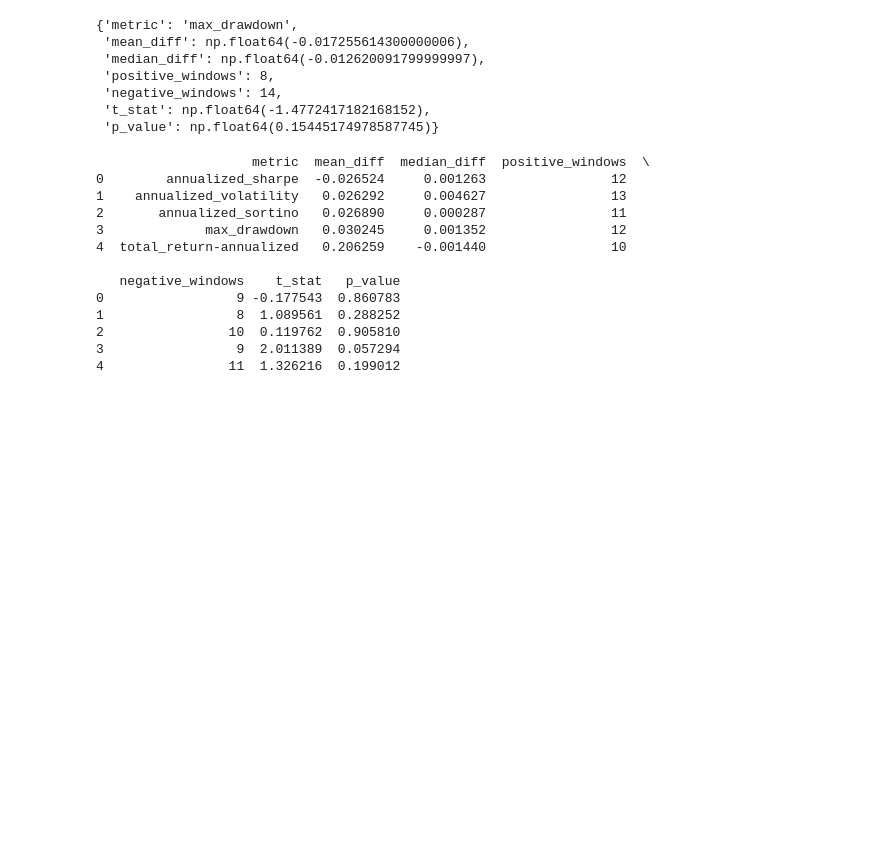
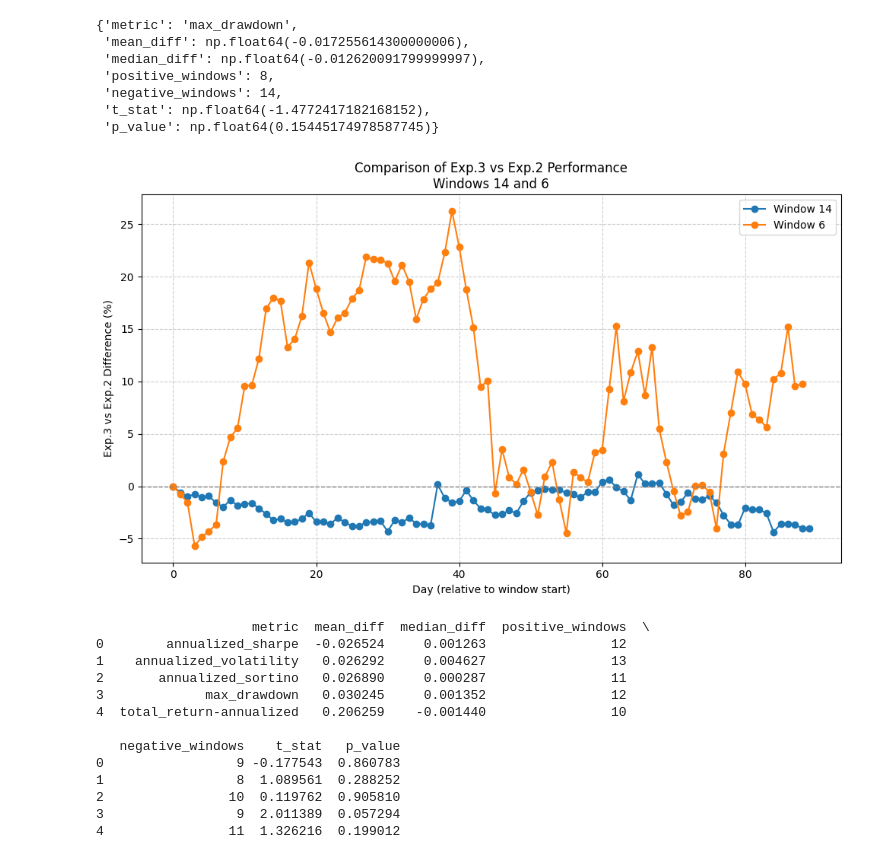
Before and after one commit to Derya-Lee/finrl-research, a Jupyter notebook: notebooks/data_analysis.ipynb, the cells around one changed output. Cells and saved outputs as stored; diff of their text form; code cells hidden in the pictures; blank space fills up the shorter version.

Commit message:
reporting updates

```diff
--- a/notebooks/data_analysis.ipynb
+++ b/notebooks/data_analysis.ipynb
@@ -81,6 +111,23 @@ compare_experiments(expA=maxd3a, expB=maxd3b, metric_name="max_drawdown", experi
  'negative_windows': 14,
  't_stat': np.float64(-1.4772417182168152),
  'p_value': np.float64(0.15445174978587745)}
+# %%
+""" comparison of both experiments account values when turbulence is high (on or over 95%)  """
+combined_daily_results = os.path.join(reporting_data_path, "comparison_on_turbulence.csv")
+combined_results_df = pd.read_csv(combined_daily_results)
+
+
+
+
+from report.utils.comparison_analysis import plot_window_comparison
+
+
+plot_window_comparison(combined_results_df,  win_a=14, win_b=6, date_col="date",
+                      exp2_col="Exp_2_Account_Value",
+                      exp3_col="Exp_3_Account_Value",
+                      window_col="window")
+# %% [output]
+[figure, added]
 # %%
 """ Paired comparison per metric Exp.1 (Control-Group) & Exp.3 (Fear&Greed)  """
 
```
Also changed, not shown: parts of 3 cells of this notebook, 16 other files.
